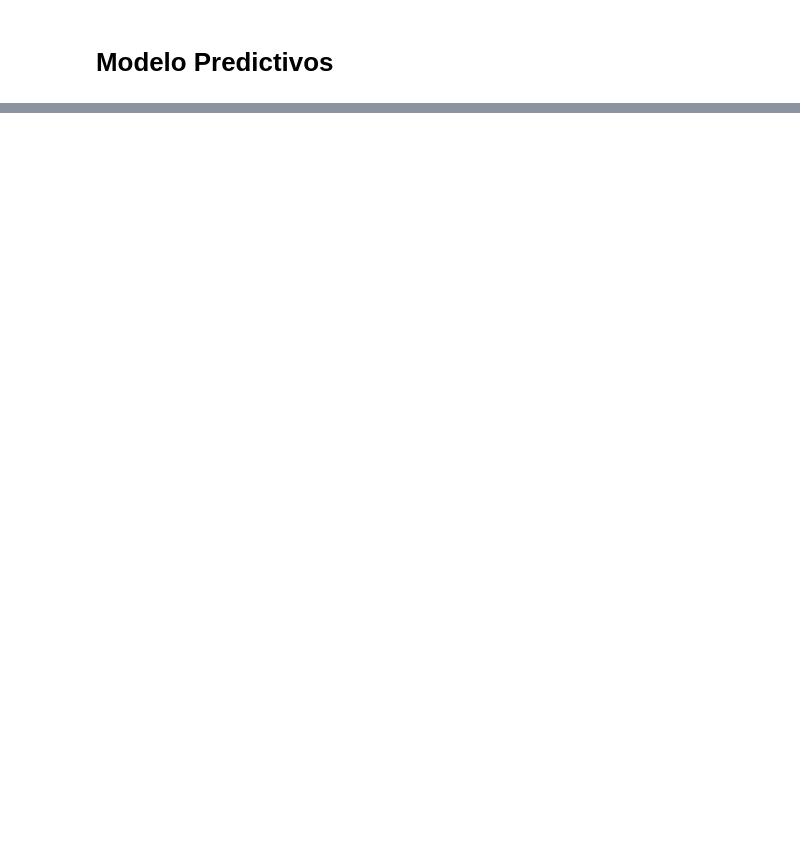
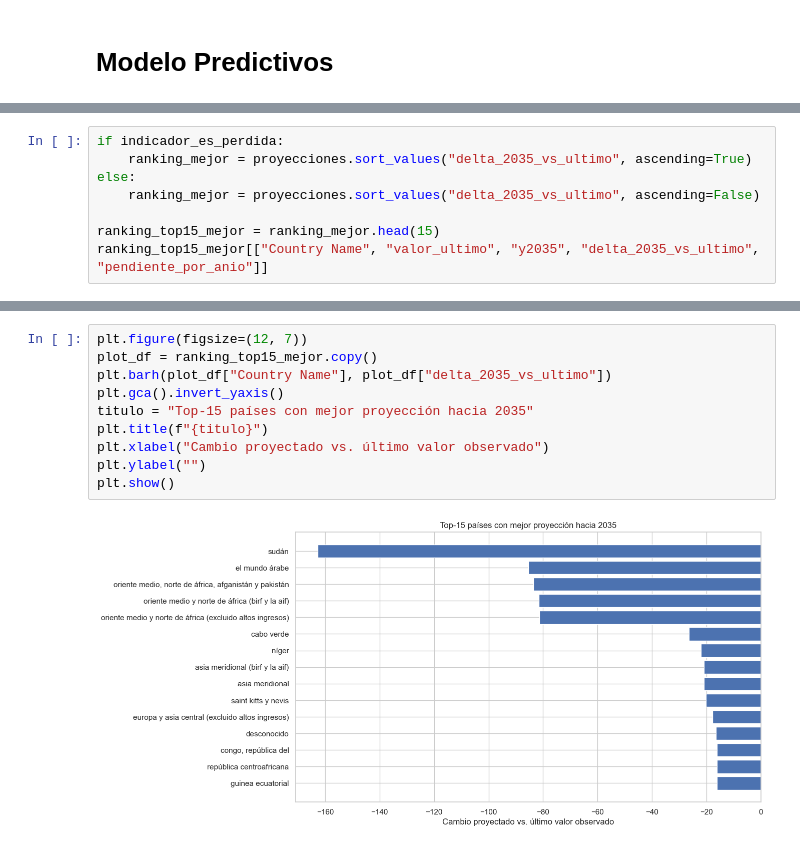
Before and after one commit to Diazgerard/Proyecto_Sotenibilidad, a Jupyter notebook: Proyecto1.ipynb, the cells around one changed output, grey strips where cells are left out. Cells and saved outputs as stored; diff of their text form; blank space fills up the shorter version.

```diff
--- a/Proyecto1.ipynb
+++ b/Proyecto1.ipynb
@@ -206,0 +331,8 @@ else:
+# %%
+if indicador_es_perdida:
+    ranking_mejor = proyecciones.sort_values("delta_2035_vs_ultimo", ascending=True)
+else:
+    ranking_mejor = proyecciones.sort_values("delta_2035_vs_ultimo", ascending=False)
+
+ranking_top15_mejor = ranking_mejor.head(15)
+ranking_top15_mejor[["Country Name", "valor_ultimo", "y2035", "delta_2035_vs_ultimo", "pendiente_por_anio"]]
@@ -206,0 +370,12 @@ else:
+# %%
+plt.figure(figsize=(12, 7))
+plot_df = ranking_top15_mejor.copy()
+plt.barh(plot_df["Country Name"], plot_df["delta_2035_vs_ultimo"])
+plt.gca().invert_yaxis()
+titulo = "Top-15 países con mejor proyección hacia 2035"
+plt.title(f"{titulo}")
+plt.xlabel("Cambio proyectado vs. último valor observado")
+plt.ylabel("")
+plt.show()
+# %% [output]
+[figure, added]
```
Also changed, not shown: parts of 40 cells of this notebook, 1 other file.
